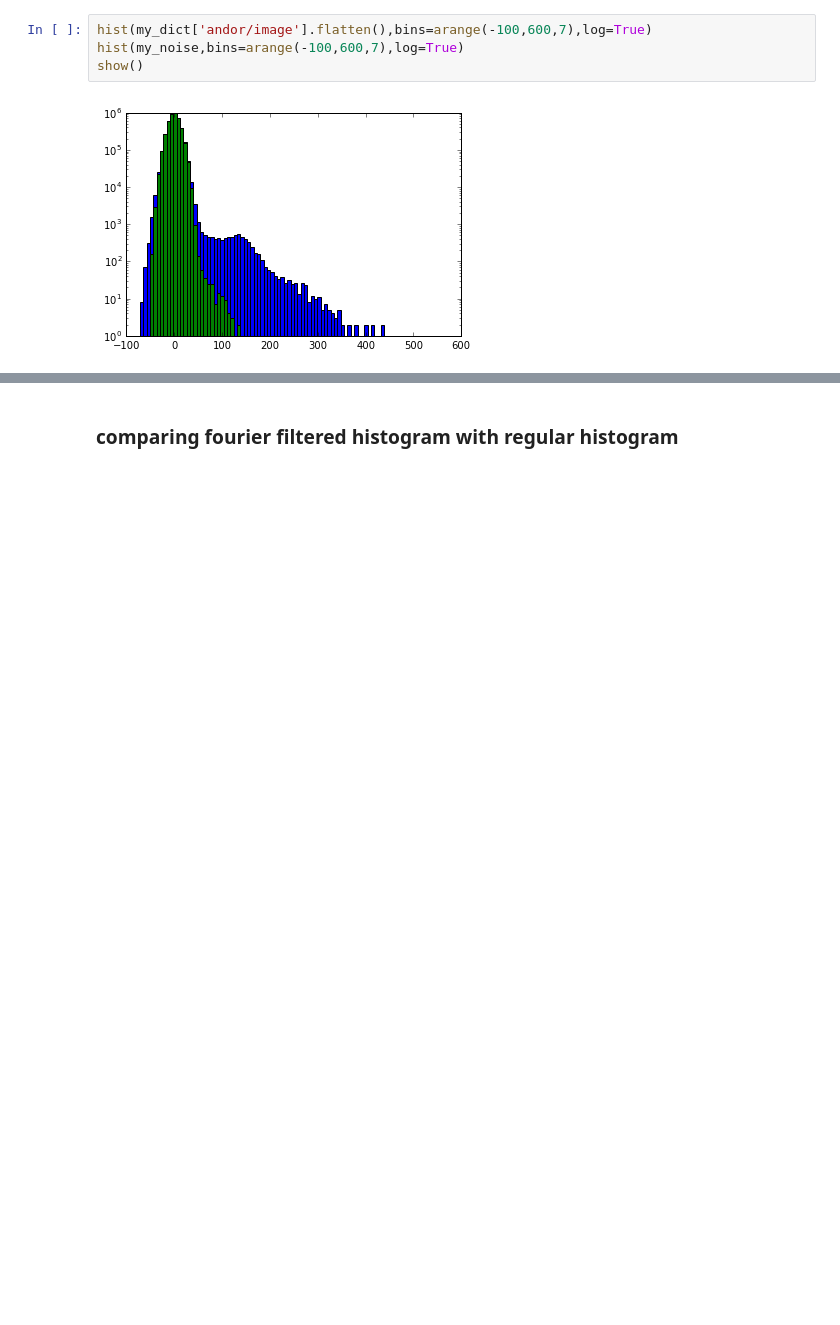
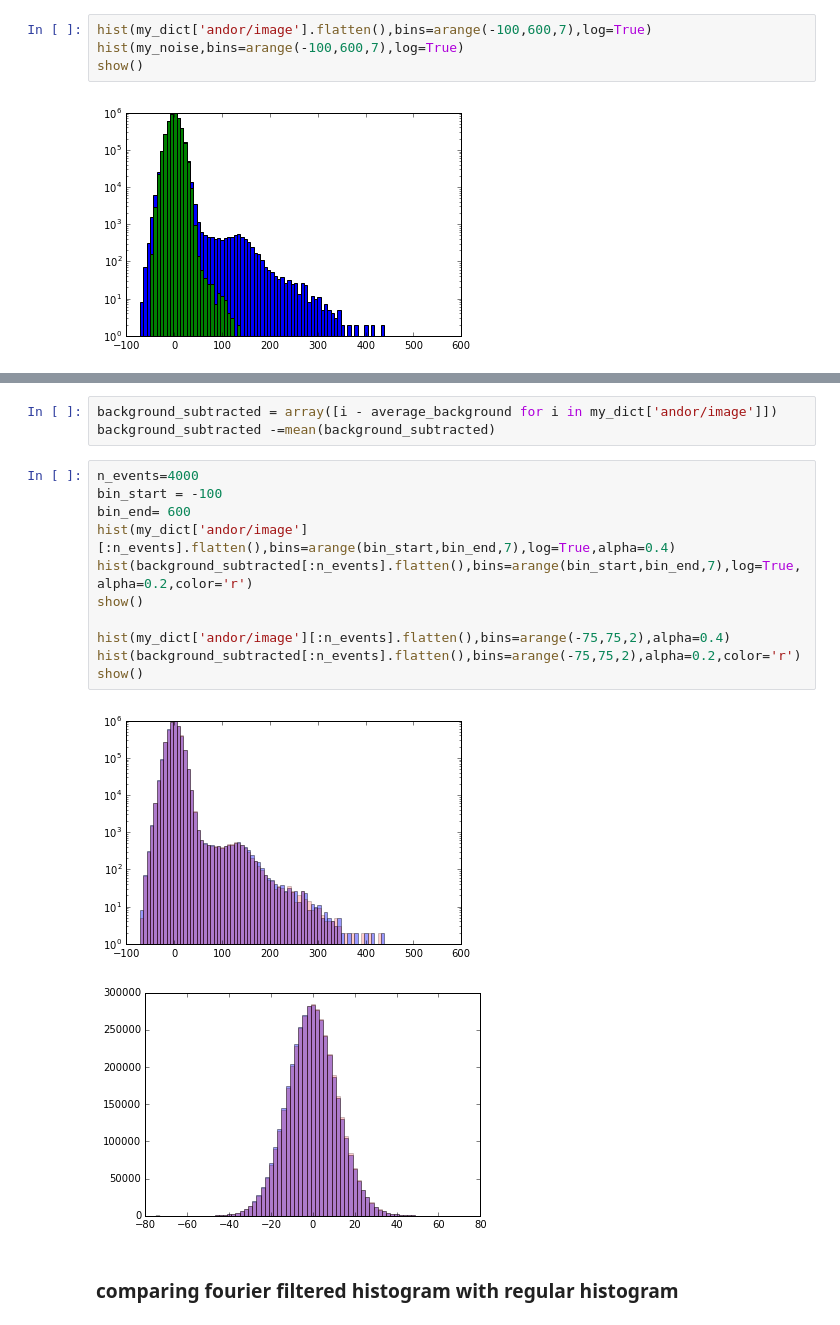
Before and after one commit to sioan/sxd_analysis_methods, a Jupyter notebook: andor_readout_noise/andor_lineout.ipynb, the cells around one changed output, grey strips where cells are left out. Drawn from its saved outputs; the diff is of its cells as text; blank space fills up the shorter version.

```diff
--- a/andor_readout_noise/andor_lineout.ipynb
+++ b/andor_readout_noise/andor_lineout.ipynb
@@ -103,3 +114,20 @@ show()
+# %%
+background_subtracted = array([i - average_background for i in my_dict['andor/image']])
+background_subtracted -=mean(background_subtracted)
+# %%
+n_events=4000
+bin_start = -100
+bin_end= 600
+hist(my_dict['andor/image'][:n_events].flatten(),bins=arange(bin_start,bin_end,7),log=True,alpha=0.4)
+hist(background_subtracted[:n_events].flatten(),bins=arange(bin_start,bin_end,7),log=True,alpha=0.2,color='r')
+show()
+
+hist(my_dict['andor/image'][:n_events].flatten(),bins=arange(-75,75,2),alpha=0.4)
+hist(background_subtracted[:n_events].flatten(),bins=arange(-75,75,2),alpha=0.2,color='r')
+show()
+# %% [output]
+[figure, added]
+[figure, added]
 # %% [markdown]
 ### comparing fourier filtered histogram with regular histogram
 # %%
```
Also changed, not shown: parts of 11 cells of this notebook, 1 other file.
